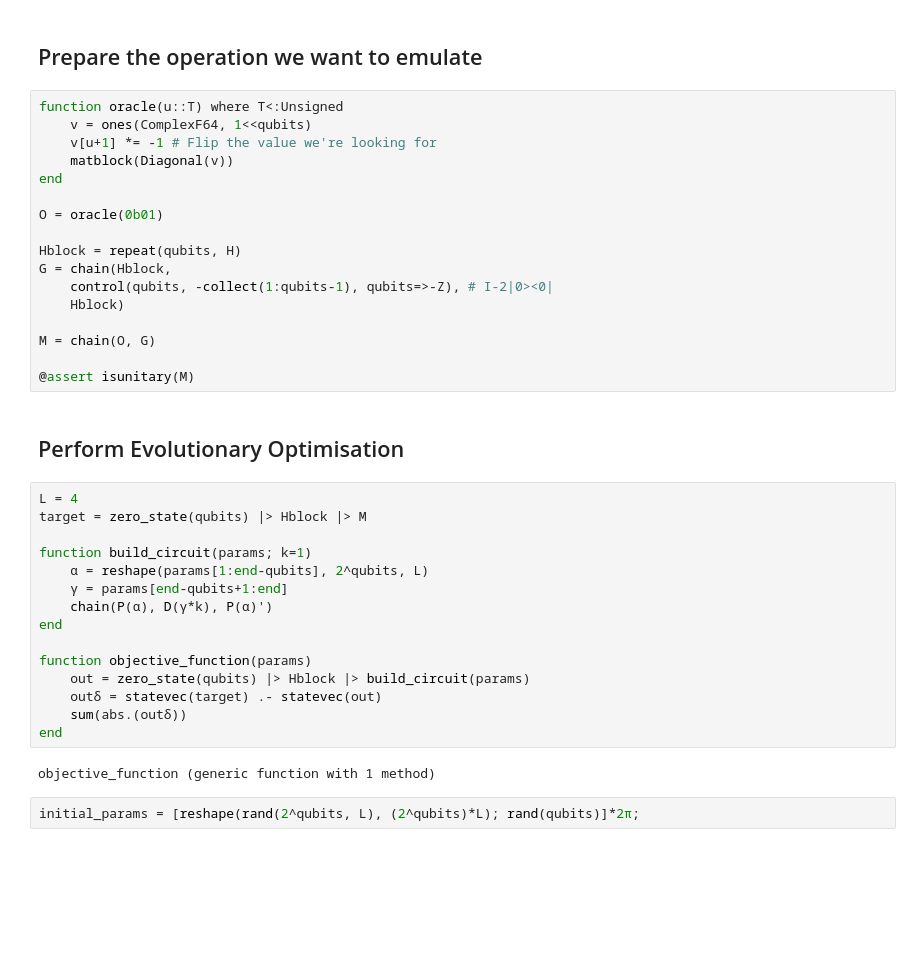
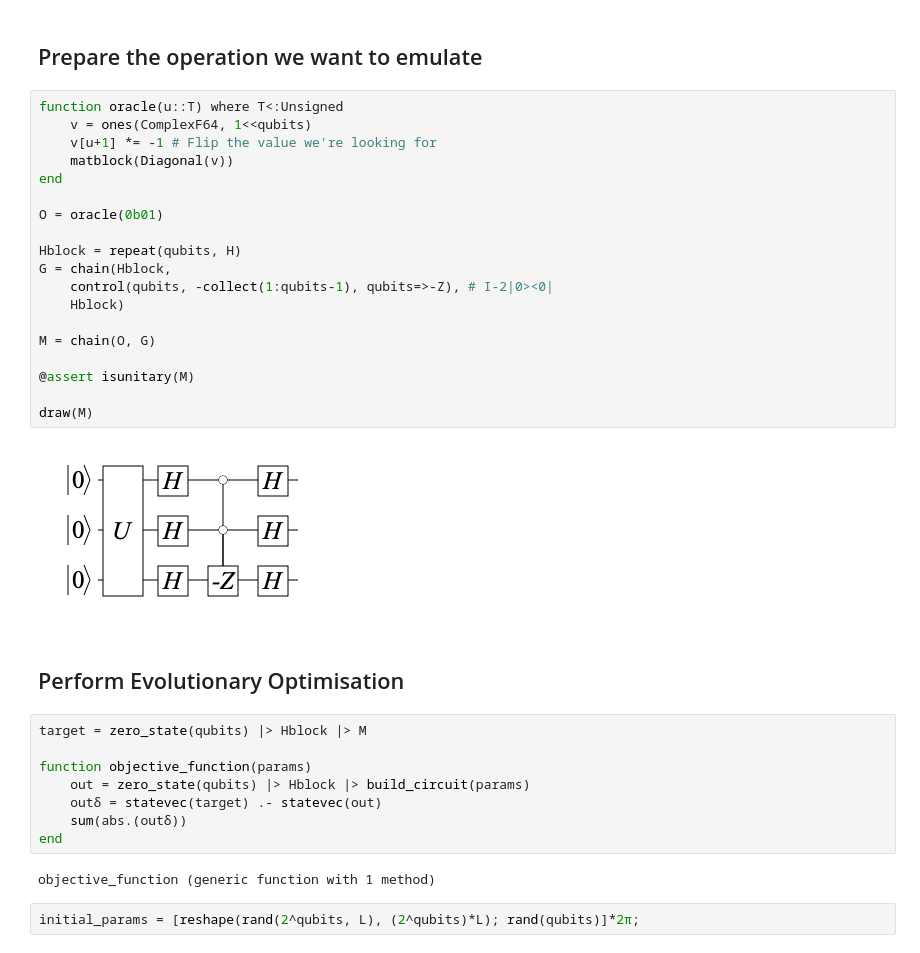
Before and after one commit to johnhearn/notebooks, a Jupyter notebook: QuantumComputing/G-Ket's Grover.ipynb, the cells around one changed output. Saved outputs shown, nothing was run; the diff lists cells and outputs as text; blank space fills up the shorter version.

```diff
--- a/QuantumComputing/G-Ket's Grover.ipynb
+++ b/QuantumComputing/G-Ket's Grover.ipynb
@@ -50,31 +55,28 @@ nparameters(circuit(α, γ))
 # %%
 function oracle(u::T) where T<:Unsigned
     v = ones(ComplexF64, 1<<qubits)
     v[u+1] *= -1 # Flip the value we're looking for
     matblock(Diagonal(v))
 end
 
 O = oracle(0b01)
 
 Hblock = repeat(qubits, H)
 G = chain(Hblock,
     control(qubits, -collect(1:qubits-1), qubits=>-Z), # I-2|0><0|
     Hblock)
 
 M = chain(O, G)
 
 @assert isunitary(M)
+
+draw(M)
+# %% [output]
+[figure, added]
 # %% [markdown]
 ## Perform Evolutionary Optimisation
 # %%
-L = 4
 target = zero_state(qubits) |> Hblock |> M
-
-function build_circuit(params; k=1)
-    α = reshape(params[1:end-qubits], 2^qubits, L)
-    γ = params[end-qubits+1:end]
-    chain(P(α), D(γ*k), P(α)')
-end
 
 function objective_function(params)
     out = zero_state(qubits) |> Hblock |> build_circuit(params)
```
Also changed, not shown: parts of 6 cells of this notebook.
